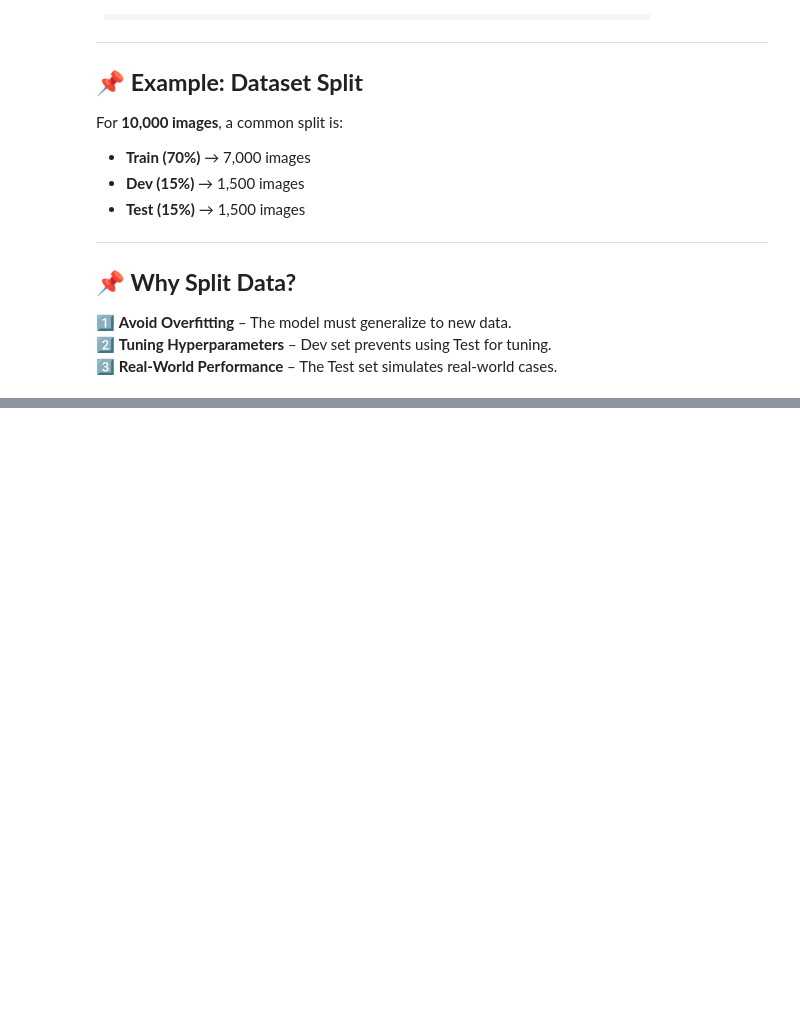
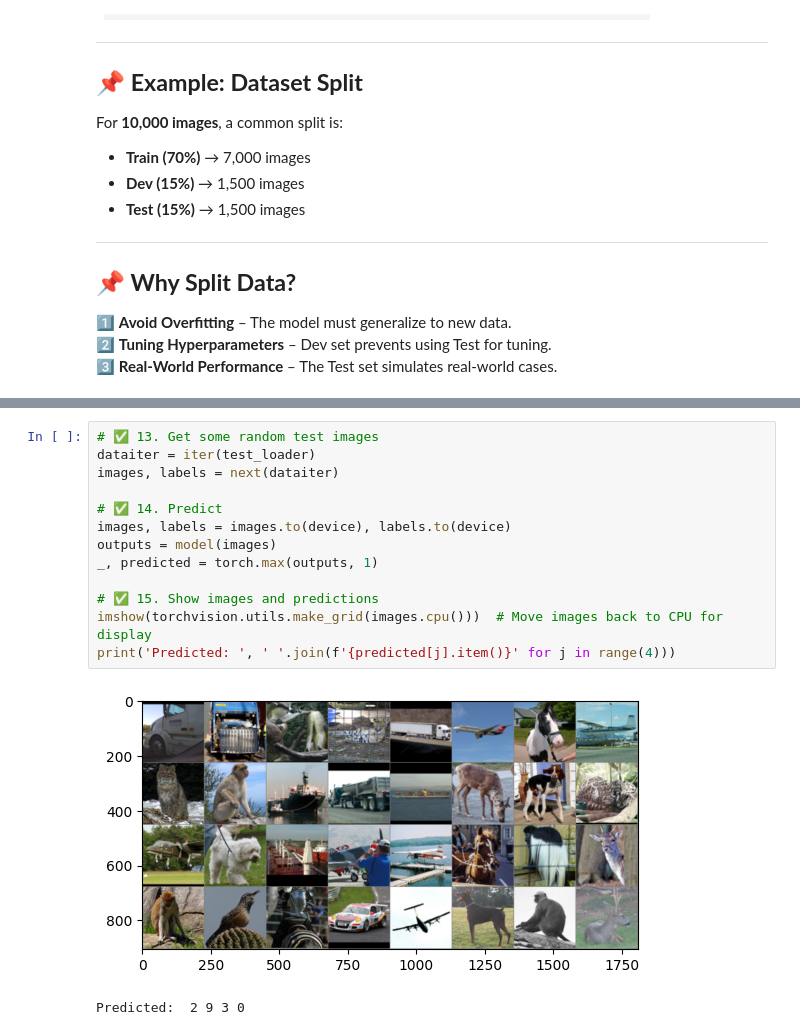
Before and after one commit to alexander-toschev/mbzuai-course, a Jupyter notebook: SplittingDatasets.ipynb, the cells around one changed output, grey strips where cells are left out. Cells and saved outputs as stored; diff of their text form; blank space fills up the shorter version.

```diff
--- a/SplittingDatasets.ipynb
+++ b/SplittingDatasets.ipynb
@@ -182,0 +181,16 @@ Downloading http://ai.stanford.edu/~acoates/stl10/stl10_binary.tar.gz to ./data/
+# %%
+# ✅ 13. Get some random test images
+dataiter = iter(test_loader)
+images, labels = next(dataiter)
+
+# ✅ 14. Predict
+images, labels = images.to(device), labels.to(device)
+outputs = model(images)
+_, predicted = torch.max(outputs, 1)
+
+# ✅ 15. Show images and predictions
+imshow(torchvision.utils.make_grid(images.cpu()))  # Move images back to CPU for display
+print('Predicted: ', ' '.join(f'{predicted[j].item()}' for j in range(4)))
+# %% [output]
+[figure, added]
+Predicted:  2 9 3 0
```
Also changed, not shown: parts of 2 cells of this notebook.
